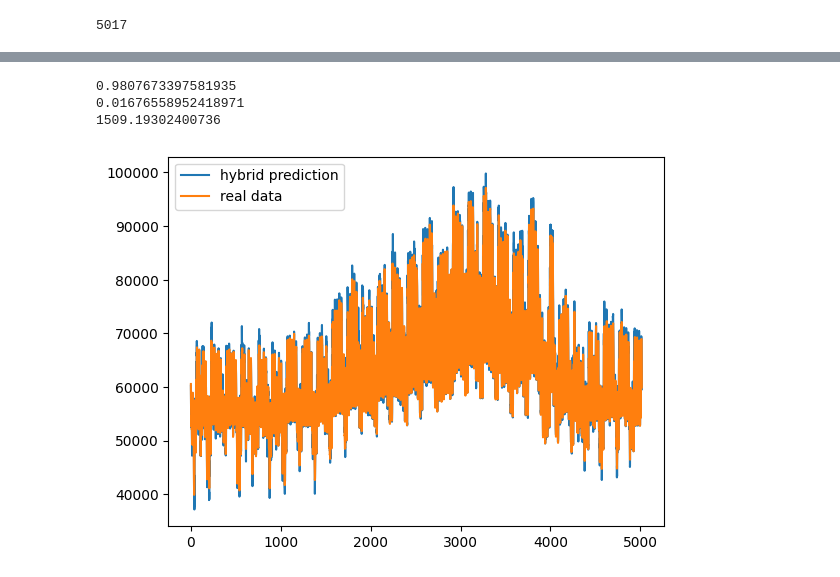
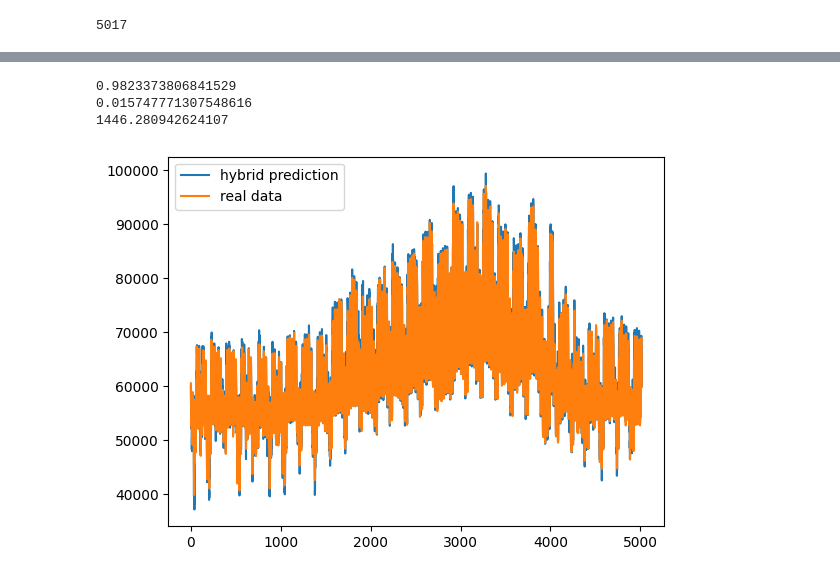
Before and after one commit to zongseung/powerdemand-prediction, a Jupyter notebook: SCI/time_fourier.ipynb, the cells around one changed output, grey strips where cells are left out. Cells and saved outputs as stored; diff of their text form; code cells hidden in the pictures.

```diff
--- a/SCI/time_fourier.ipynb
+++ b/SCI/time_fourier.ipynb
@@ -597,7 +697,7 @@ train["sarima_residual"] = model_fit2.resid
 train.drop(["Fourier_Seasonality", "Fourier_Residual", "power demand(MW)"], axis=1, inplace = True)
 
 test = df_test_residual.copy()
-test["sarima_pred_residual"] = prediction_test_residual
+test["sarima_pred_residual"] = prediction_test_residual.values
 test.drop(["Fourier_Seasonality", "Fourier_Residual", "power demand(MW)"], axis=1, inplace = True)
 
 # test에서 val-test 를 분리한다. 0.5 : 0.5 와 같이 처리됨
@@ -909,7 +1025,7 @@ def train_model(X_train, Y_train, X_val, Y_val, X_test, Y_test, best_params, dev
     ).to(device)
 
     criterion = nn.MSELoss()
-    optimizer = optim.AdamW(model.parameters(), lr=learning_rate)
+    optimizer = optim.Adam(model.parameters(), lr=learning_rate)
 
     # ------------------------------
     # (추가) Learning Rate Scheduler
@@ -1043,0 +1180,19 @@ KeyboardInterrupt:
+# %%
+if __name__ == '__main__':
+    device = 'cuda' if torch.cuda.is_available() else 'cpu'
+    torch.backends.cudnn.benchmark = True
+    torch.backends.cudnn.enabled = True
+
+    # 최적화된 파라미터
+    #  # [num_filters, lstm_layers, dense_layers, units, dense_units, learning_rate,
+    # lstm_dropout_rate, dense_dropout_rate, batch_size]
+    best_params = [4.54177140e+01, 2.34194776e+00, 2.01777740e+00, 1.07564303e+02,
+                   2.01227403e+02, 2.59563017e-03, 4.28271748e-01, 4.39936619e-01,
+                   4.40834041e+01, 6.24639814e+00]
+    # 최적 모델 학습 및 평가
+    final_model, train_losses, val_losses, test_loss, test_preds = train_model(
+        scaled_train_x1, scaled_train_y1, scaled_val_x1, scaled_val_y1, scaled_test_x1, scaled_test_y1, best_params, device
+    )
+
+    print("최종 모델 학습 후 Validation Loss:", val_losses[-1])
+    print("테스트 데이터 손실:", test_loss)
@@ -1143,25 +1304,25 @@ df
 # %%
-sad = df1.values+ predictions1[-len(df):] + df_test_residual["Fourier_Seasonality"][-len(df):].values
+sad = df1.values+ predictions1[-len(df):]["0"] + df_test_residual["Fourier_Seasonality"][-len(df):].values
 # %%
-plt.plot(sad, label = "hybrid prediction")
+plt.plot(sad.values, label = "hybrid prediction")
 plt.plot(df_test_residual["power demand(MW)"][-len(test_preds):].values, label = "real data")
 plt.legend()
 
 pred = sad.copy()
 real = df_test_residual["power demand(MW)"][-len(test_preds):].values.copy()
 
 from sklearn.metrics import r2_score, mean_absolute_percentage_error, root_mean_squared_error
 r2 = r2_score(real, pred)
 mape = mean_absolute_percentage_error(real, pred)
 rmse = root_mean_squared_error(real, pred)
 
 print(r2)
 print(mape)
 print(rmse)
 # %% [output]
-0.9807673397581935
-0.01676558952418971
-1509.19302400736
+0.9823373806841529
+0.015747771307548616
+1446.280942624107
-[figure, old version]
+[figure, new version]
 # %%
 pd.DataFrame(pred).to_csv("hybrid_model_iter100.csv")
```
Also changed, not shown: parts of 24 cells of this notebook.
